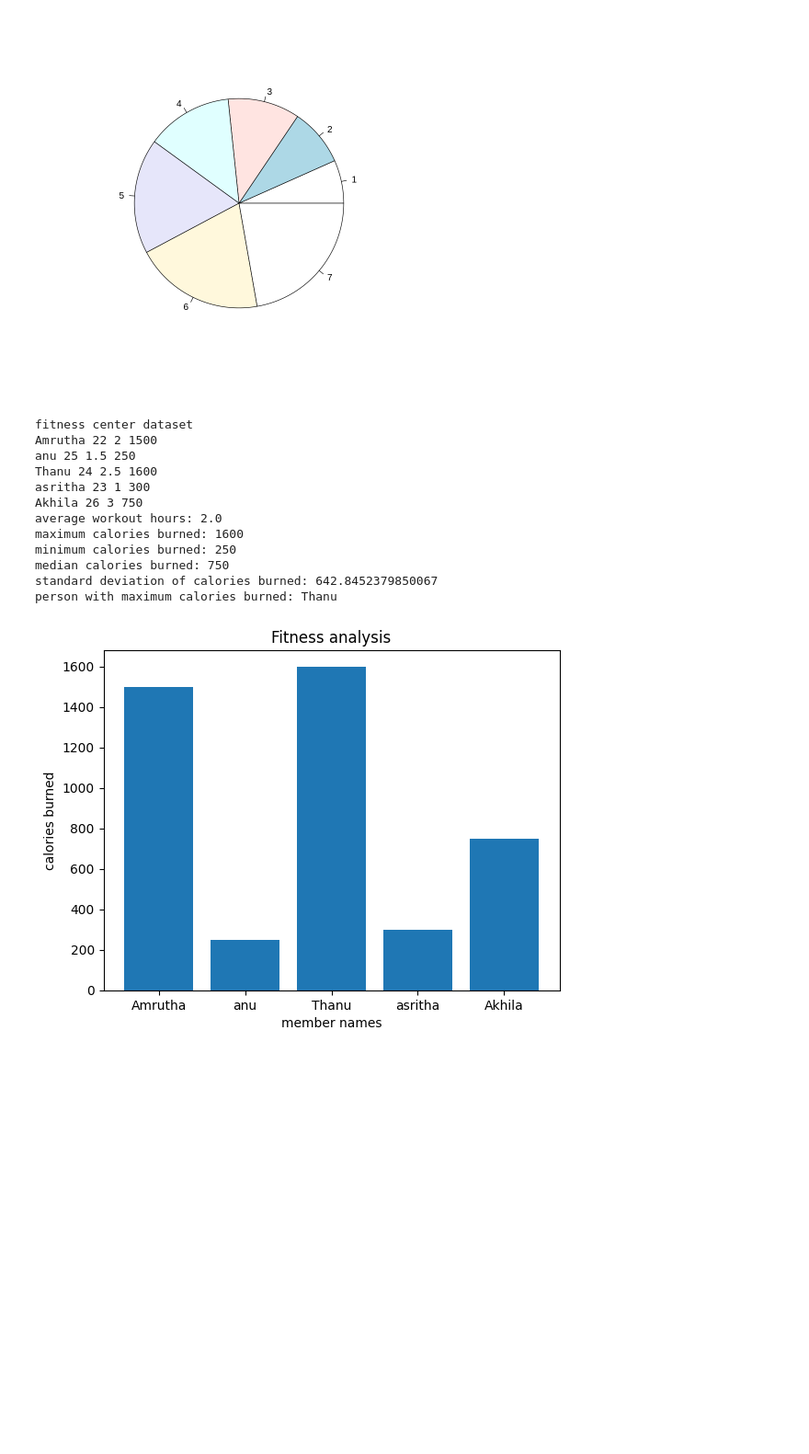
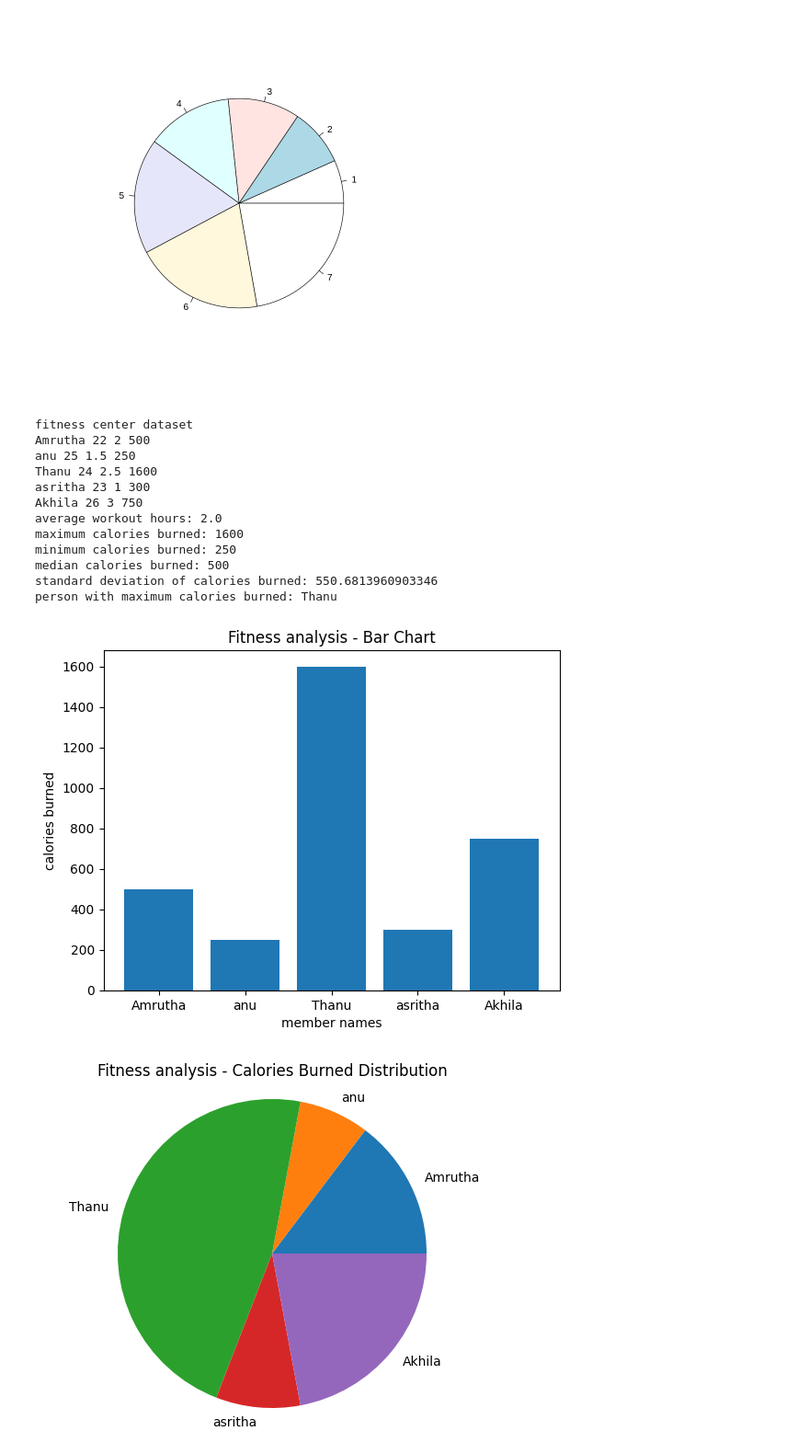
Before and after one commit to Thanujaroyal24/day2-R.language, a Jupyter notebook: Untitled2.ipynb, the cells around one changed output. Shown at 92% size. Drawn from its saved outputs; the diff is of its cells as text; code cells hidden in the pictures; blank space fills up the shorter version.

```diff
--- a/Untitled2.ipynb
+++ b/Untitled2.ipynb
@@ -41,50 +41,54 @@ pie(data)
 [figure]
 [figure]
 # %%
-#Descriptive analysis
 import statistics
 import matplotlib.pyplot as plt
 mem_names=["Amrutha","anu","Thanu","asritha","Akhila"]
 ages=[22,25,24,23,26]
 workout_hours=[2,1.5,2.5,1,3]
-calories_burned=[1500,250,1600,300,750]
+calories_burned=[500,250,1600,300,750]
 print("fitness center dataset")
 for i in range(len(mem_names)):
   print(mem_names[i],ages[i],workout_hours[i],calories_burned[i])
 avg_workout=sum(workout_hours)/len(workout_hours)
 print("average workout hours:",avg_workout)
-
 max_calories=max(calories_burned)
 print("maximum calories burned:",max_calories)
-
 min_calories=min(calories_burned)
 print("minimum calories burned:",min_calories)
-
 median_calories=statistics.median(calories_burned)
 print("median calories burned:",median_calories)
-
 std_dev=statistics.stdev(calories_burned)
 print("standard deviation of calories burned:",std_dev)
 index=calories_burned.index(max_calories)
 print("person with maximum calories burned:",mem_names[index])
 index=calories_burned.index(min_calories)
-# Corrected 'member_names' to 'mem_names'
 plt.bar(mem_names,calories_burned)
 plt.xlabel("member names")
 plt.ylabel("calories burned")
-plt.title("Fitness analysis")
+plt.title("Fitness analysis - Bar Chart")
 plt.show()
+plt.pie(calories_burned, labels=mem_names)
+plt.title("Fitness analysis - Calories Burned Distribution")
+plt.axis('equal')
+plt.show()
+plt.scatter(mem_names,calories_burned)
+plt.xlabel("member names")
+plt.ylabel("calories burned")
+plt.title("Fitness analysis - Scatter Plot")
+plt.show()
 # %% [output]
 fitness center dataset
-Amrutha 22 2 1500
+Amrutha 22 2 500
 anu 25 1.5 250
 Thanu 24 2.5 1600
 asritha 23 1 300
 Akhila 26 3 750
 average workout hours: 2.0
 maximum calories burned: 1600
 minimum calories burned: 250
-median calories burned: 750
-standard deviation of calories burned: 642.8452379850067
+median calories burned: 500
+standard deviation of calories burned: 550.6813960903346
 person with maximum calories burned: Thanu
-[figure, old version]
+[figure, new version]
+[figure, added]
```
Also changed, not shown: parts of 9 cells of this notebook.
